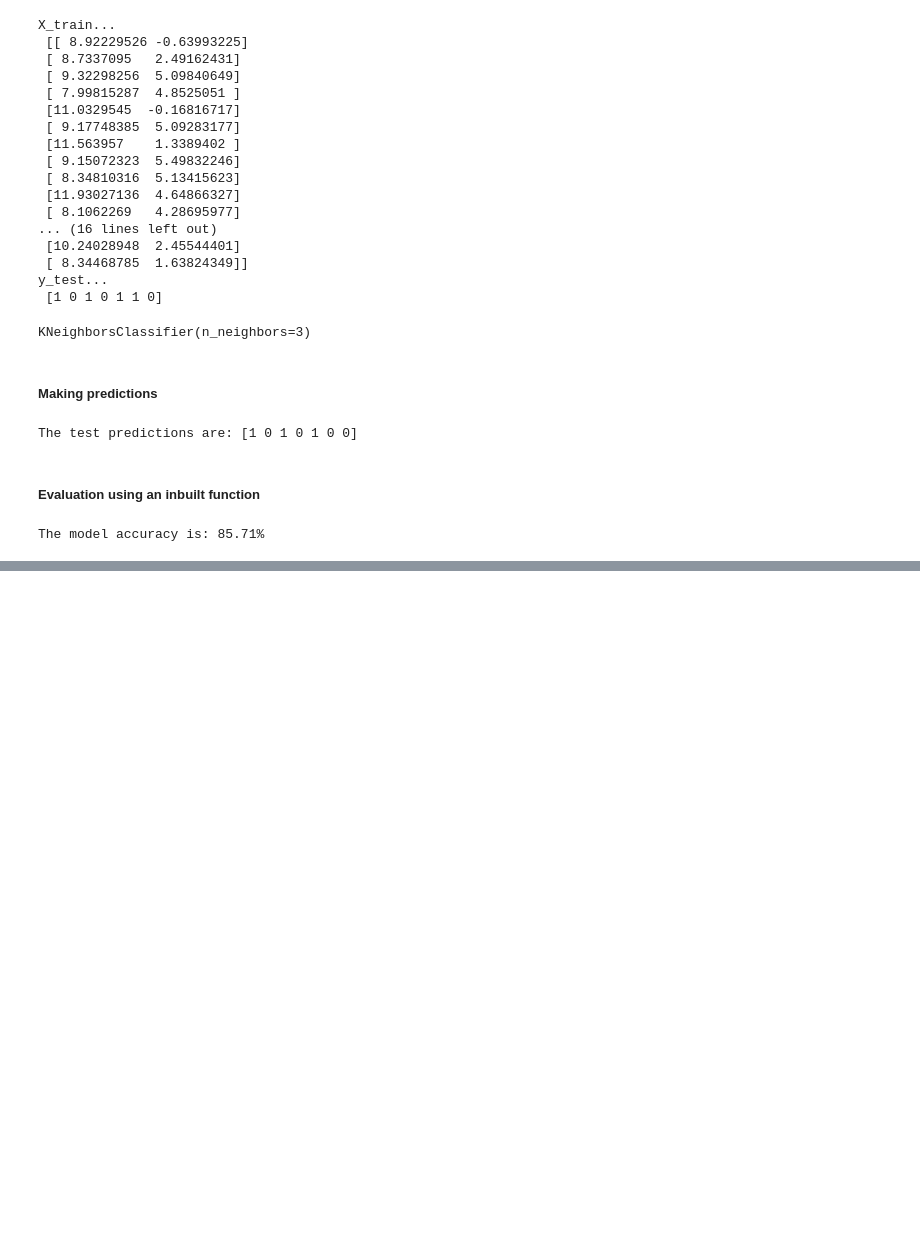
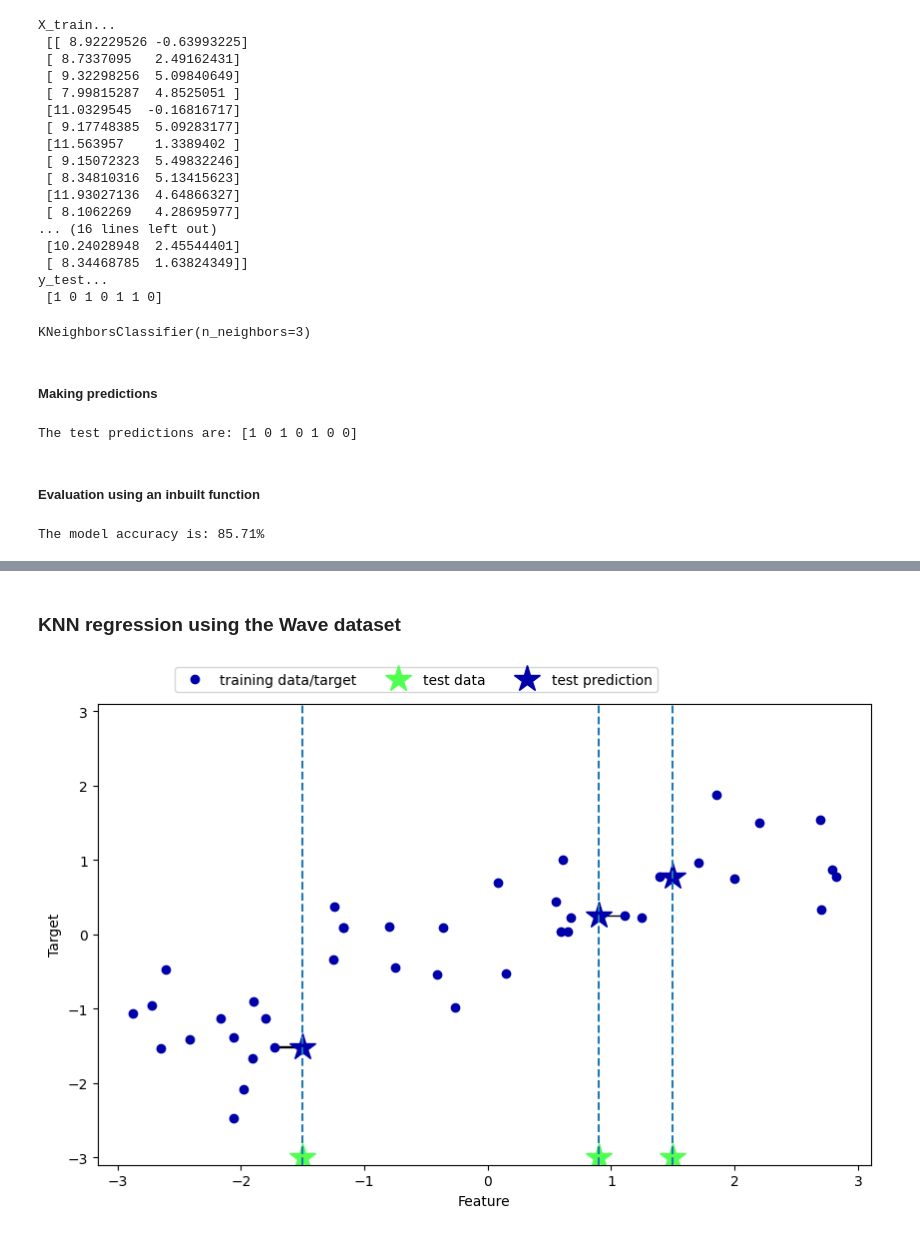
Before and after one commit to soipanhamisi/machine-learing-and-big-data-repo, a Jupyter notebook: KNN_algorithm.ipynb, the cells around one changed output, grey strips where cells are left out. Cells and saved outputs as stored; diff of their text form; code cells hidden in the pictures; blank space fills up the shorter version.

Commit message:
Knn regression added

```diff
--- a/KNN_algorithm.ipynb
+++ b/KNN_algorithm.ipynb
@@ -82,0 +139,6 @@ The model accuracy is: 85.71%
+# %% [markdown]
+### KNN regression using the Wave dataset
+# %%
+mglearn.plots.plot_knn_regression(n_neighbors=1)
+# %% [output]
+[figure, added]
```
Also changed, not shown: parts of 12 cells of this notebook.
